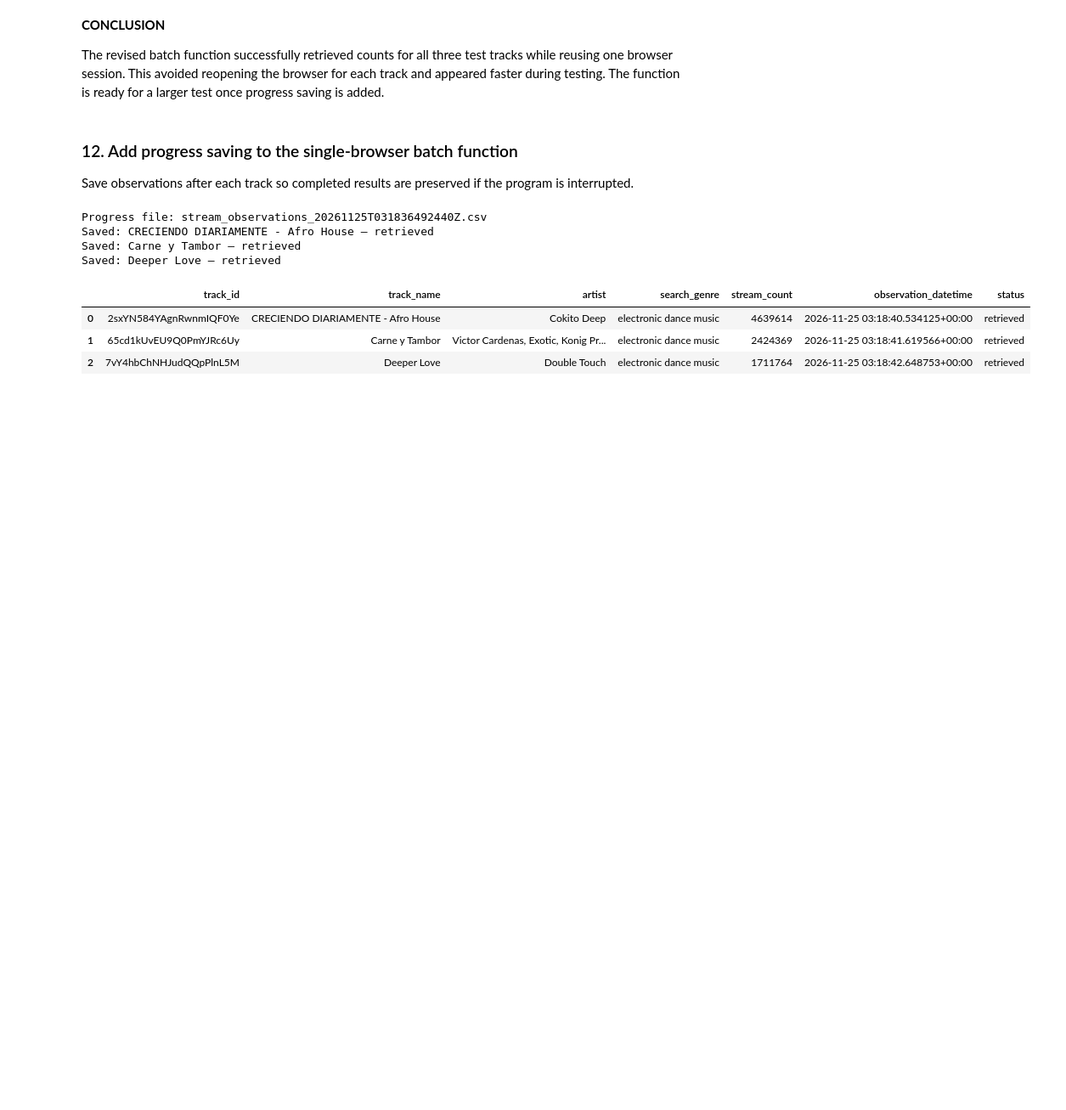
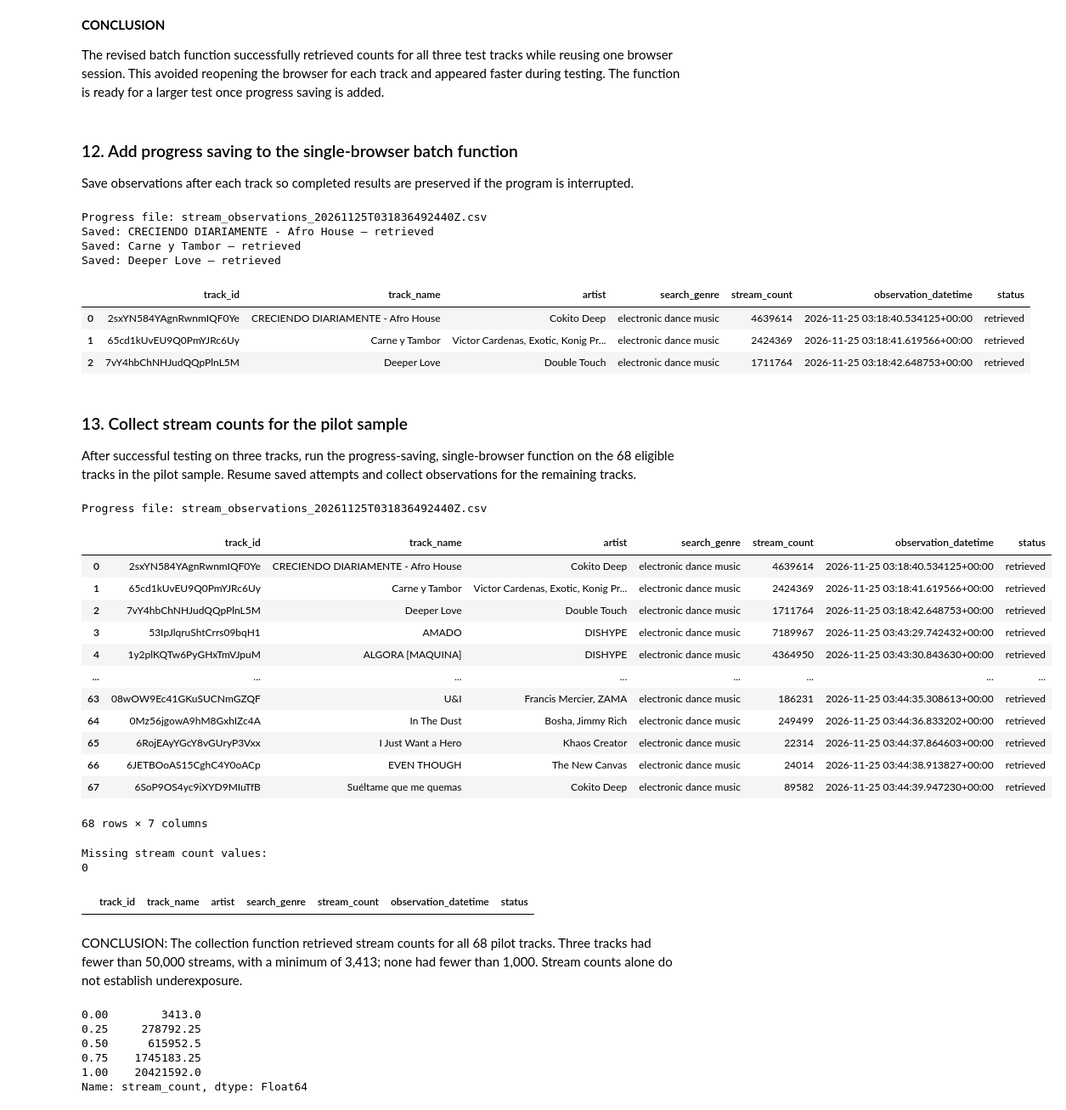
Before and after one commit to CameaHoffman/music-discovery-research, a Jupyter notebook: 01_explore_spotify_releases.ipynb, the cells around one changed output. Shown at 85% size. Cells and saved outputs as stored; diff of their text form; code cells hidden in the pictures; blank space fills up the shorter version.

```diff
--- a/01_explore_spotify_releases.ipynb
+++ b/01_explore_spotify_releases.ipynb
@@ -824,3 +824,78 @@ Saved: Deeper Love — retrieved
 | 0 | 2sxYN584YAgnRwnmIQF0Ye | CRECIENDO DIARIAMENTE - Afro House | Cokito Deep | electronic dance music | 4639614 | 2026-11-25 03:18:40.534125+00:00 | retrieved |
 | 1 | 65cd1kUvEU9Q0PmYJRc6Uy | Carne y Tambor | Victor Cardenas, Exotic, Konig Pr... | electronic dance music | 2424369 | 2026-11-25 03:18:41.619566+00:00 | retrieved |
 | 2 | 7vY4hbChNHJudQQpPlnL5M | Deeper Love | Double Touch | electronic dance music | 1711764 | 2026-11-25 03:18:42.648753+00:00 | retrieved |
+# %% [markdown]
+### 13. Collect stream counts for the pilot sample
+
+After successful testing on three tracks, run the progress-saving, single-browser function on the 68 eligible tracks in the pilot sample. Resume saved attempts and collect observations for the remaining tracks.
+# %%
+# prepare all 68 filtered tracks for stream count retrieval,
+# using the progress-saving function
+
+edm_2026_pilot_collection_df = filtered_tracks_df[
+    ["id", "name", "artists", "external_urls"]
+].copy()
+
+edm_2026_pilot_collection_df["spotify_url"] = edm_2026_pilot_collection_df[
+    "external_urls"
+].apply(lambda urls: urls.get("spotify"))
+# %%
+# run the data sample
+
+edm_2026_pilot_observations_df = (
+    await batch_retrieve_stream_counts_shared_browser_with_progress(
+        edm_2026_pilot_collection_df,
+        new_session=False
+    )
+)
+
+edm_2026_pilot_observations_df
+# %% [output]
+Progress file: stream_observations_20261125T031836492440Z.csv
+|  | track_id | track_name | artist | search_genre | stream_count | observation_datetime | status |
+| 0 | 2sxYN584YAgnRwnmIQF0Ye | CRECIENDO DIARIAMENTE - Afro House | Cokito Deep | electronic dance music | 4639614 | 2026-11-25 03:18:40.534125+00:00 | retrieved |
+| 1 | 65cd1kUvEU9Q0PmYJRc6Uy | Carne y Tambor | Victor Cardenas, Exotic, Konig Pr... | electronic dance music | 2424369 | 2026-11-25 03:18:41.619566+00:00 | retrieved |
+| 2 | 7vY4hbChNHJudQQpPlnL5M | Deeper Love | Double Touch | electronic dance music | 1711764 | 2026-11-25 03:18:42.648753+00:00 | retrieved |
+| 3 | 53IpJlqruShtCrrs09bqH1 | AMADO | DISHYPE | electronic dance music | 7189967 | 2026-11-25 03:43:29.742432+00:00 | retrieved |
+| 4 | 1y2plKQTw6PyGHxTmVJpuM | ALGORA [MAQUINA] | DISHYPE | electronic dance music | 4364950 | 2026-11-25 03:43:30.843630+00:00 | retrieved |
+| ... | ... | ... | ... | ... | ... | ... | ... |
+| 63 | 08wOW9Ec41GKuSUCNmGZQF | U&I | Francis Mercier, ZAMA | electronic dance music | 186231 | 2026-11-25 03:44:35.308613+00:00 | retrieved |
+| 64 | 0Mz56jgowA9hM8GxhIZc4A | In The Dust | Bosha, Jimmy Rich | electronic dance music | 249499 | 2026-11-25 03:44:36.833202+00:00 | retrieved |
+| 65 | 6RojEAyYGcY8vGUryP3Vxx | I Just Want a Hero | Khaos Creator | electronic dance music | 22314 | 2026-11-25 03:44:37.864603+00:00 | retrieved |
+| 66 | 6JETBOoAS15CghC4Y0oACp | EVEN THOUGH | The New Canvas | electronic dance music | 24014 | 2026-11-25 03:44:38.913827+00:00 | retrieved |
+| 67 | 6SoP9OS4yc9iXYD9MIuTfB | Suéltame que me quemas | Cokito Deep | electronic dance music | 89582 | 2026-11-25 03:44:39.947230+00:00 | retrieved |
+68 rows × 7 columns
+# %%
+# check for missing values in the stream_count column
+print("Missing stream count values:")
+print(edm_2026_pilot_observations_df["stream_count"].isna().sum())
+# %% [output]
+Missing stream count values:
+0
+# %%
+# search for tracks below a 1000 stream threshold
+
+below_1000_df = edm_2026_pilot_observations_df.loc[
+    (edm_2026_pilot_observations_df["status"] == "retrieved")
+    & (edm_2026_pilot_observations_df["stream_count"] < 1000)
+].copy()
+
+below_1000_df
+# %% [output]
+|  | track_id | track_name | artist | search_genre | stream_count | observation_datetime | status |
+# %% [markdown]
+CONCLUSION: The collection function retrieved stream counts for all 68 pilot tracks. Three tracks had fewer than 50,000 streams, with a minimum of 3,413; none had fewer than 1,000. Stream counts alone do not establish underexposure.
+# %%
+# check quantiles of the stream_count column
+# to see if there are any other low-stream tracks
+
+edm_2026_pilot_observations_df["stream_count"].quantile(
+    [0, 0.25, 0.5, 0.75, 1]
+)
+# %% [output]
+0.00        3413.0
+0.25     278792.25
+0.50      615952.5
+0.75    1745183.25
+1.00    20421592.0
+Name: stream_count, dtype: Float64
```
Also changed, not shown: parts of 3 cells of this notebook.
